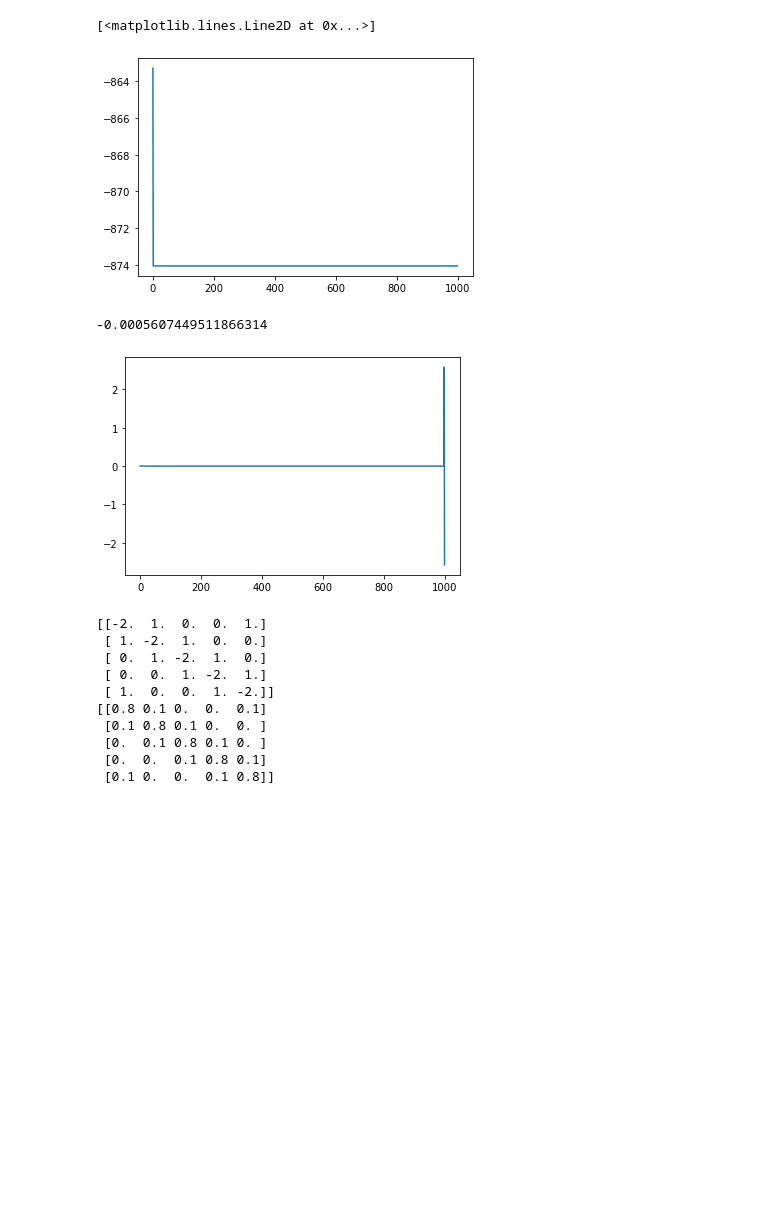
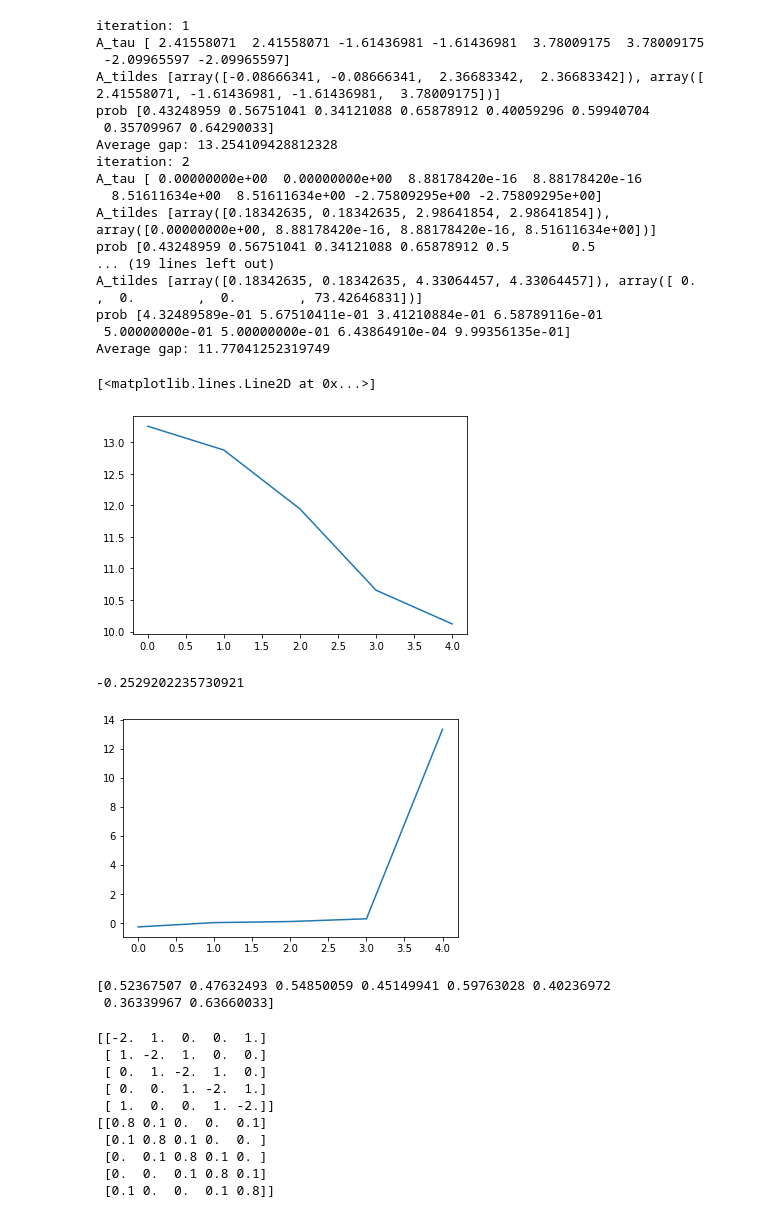
Before and after one commit to sundave1998/ARNPG-MORL, a Jupyter notebook: Tabular MDP (oracle)/CTDE.ipynb, the cells around one changed output. Saved outputs shown, nothing was run; the diff lists cells and outputs as text; code cells hidden in the pictures; blank space fills up the shorter version.

```diff
--- a/Tabular MDP (oracle)/CTDE.ipynb
+++ b/Tabular MDP (oracle)/CTDE.ipynb
@@ -20,18 +20,31 @@ np.random.seed(10)
 # %%
 from MARL import MARL_agent
 n = 2
-a = 3
-s = 3
-gamma = 0.8
+a = 2
+s = 2
+gamma = 0
 
 A = a**n
 
 # Randomly generated probability transition matrix P((s,a) -> s') in [0,1]^{|S||A| x |S|}
-raw_transition = np.random.uniform(0, 1, size=(s * A, s))
+# raw_transition = np.random.uniform(0, 1, size=(s * A, s))
+raw_transition = np.ones((s * A, s))
 prob_transition = raw_transition / raw_transition.sum(axis=1, keepdims=1)
+# print(prob_transition)
 # Random positive rewards
 
 reward = np.random.uniform(0, 1, size=(s * A))
+
+# potential = np.random.uniform(0, 1, size=(n,s,a))
+reward = np.zeros((s * A))
+# for state in range(s):
+#     for action in range(A):
+#         temp = action
+#         for agent in range(n):
+#             local_action = temp%n
+#             temp = int(temp/n)
+#             reward+=potential[agent,state, local_action]
+
 rewards = [reward]
 # Random positive utilities
 # utility = np.random.uniform(0, 1, size=(s * A))
@@ -41,25 +54,57 @@ rho = np.ones(s) / s
 # rewards = [reward]
 temp = MARL_agent(rewards, s, a, rho, gamma, n, prob_transition)
 temp.tau = 10
+temp.step = 0.1
+temp.theta = np.random.uniform(0, 1, size=n* s* a)
 # %%
-N = 1000
+N = 5
 for i in tqdm(range(N)):
-    temp.NPG_entropy_step(verbose = False)
-#     print(temp.theta)
+    temp.NPG_entropy_step(verbose = True)
+#     temp.NPG_entropy_step(verbose = False)
+#     print("prob", temp.theta_to_policy())
 plt.plot(temp.gap)
 # print(temp.gap)
 # plt.plot(temp.avg_gap)
 # %% [output]
-[<matplotlib.lines.Line2D at 0x...>]
+iteration: 1
+A_tau [ 2.41558071  2.41558071 -1.61436981 -1.61436981  3.78009175  3.78009175
+ -2.09965597 -2.09965597]
+A_tildes [array([-0.08666341, -0.08666341,  2.36683342,  2.36683342]), array([ 2.41558071, -1.61436981, -1.61436981,  3.78009175])]
+prob [0.43248959 0.56751041 0.34121088 0.65878912 0.40059296 0.59940704
+ 0.35709967 0.64290033]
+Average gap: 13.254109428812328
+iteration: 2
+A_tau [ 0.00000000e+00  0.00000000e+00  8.88178420e-16  8.88178420e-16
+  8.51611634e+00  8.51611634e+00 -2.75809295e+00 -2.75809295e+00]
+A_tildes [array([0.18342635, 0.18342635, 2.98641854, 2.98641854]), array([0.00000000e+00, 8.88178420e-16, 8.88178420e-16, 8.51611634e+00])]
+prob [0.43248959 0.56751041 0.34121088 0.65878912 0.5        0.5
+... (19 lines left out)
+A_tildes [array([0.18342635, 0.18342635, 4.33064457, 4.33064457]), array([ 0.        ,  0.        ,  0.        , 73.42646831])]
+prob [4.32489589e-01 5.67510411e-01 3.41210884e-01 6.58789116e-01
+ 5.00000000e-01 5.00000000e-01 6.43864910e-04 9.99356135e-01]
+Average gap: 11.77041252319749
+[<matplotlib.lines.Line2D at 0x...>]
-[figure, old version]
+[figure, new version]
 # %%
 for i in range(0,len(temp.gap)-1):
     temp.gap[i] -= temp.gap[i+1]
-plt.plot(temp.gap)
-print(np.min(temp.gap[0:200]))
+plt.plot(temp.gap[0:90])
+print(np.min(temp.gap[0:90]))
 # %% [output]
--0.0005607449511866314
+-0.2529202235730921
-[figure, old version]
+[figure, new version]
+# %%
+prob = temp.theta_to_policy()
+Pi = temp.get_Pi(prob)
+mat = np.identity(temp.s * temp.A) - temp.gamma * np.matmul(temp.prob_transition, Pi)
+P_theta = np.matmul(Pi, temp.prob_transition) # |S|*|S|
+d_pi = (1 - temp.gamma) * np.dot(np.transpose((np.linalg.inv(np.identity(temp.s) - temp.gamma * P_theta))), temp.rho)
+
+
+print(prob)
+# %% [output]
+[0.52367507 0.47632493 0.54850059 0.45149941 0.59763028 0.40236972
+ 0.36339967 0.63660033]
 # %%
 N = 500
 ax1 = plt.subplot(211)
```
Also changed, not shown: 1 other file.
